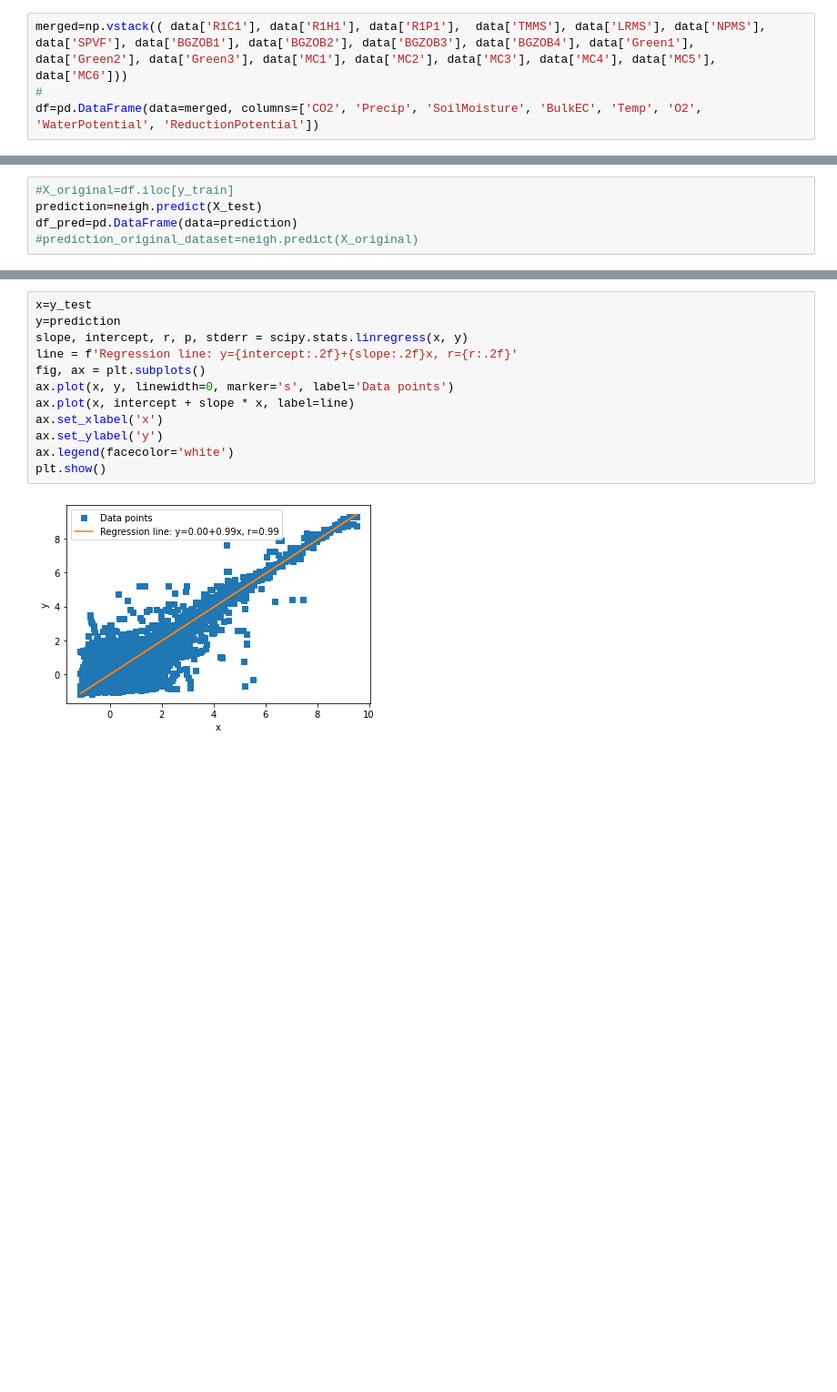
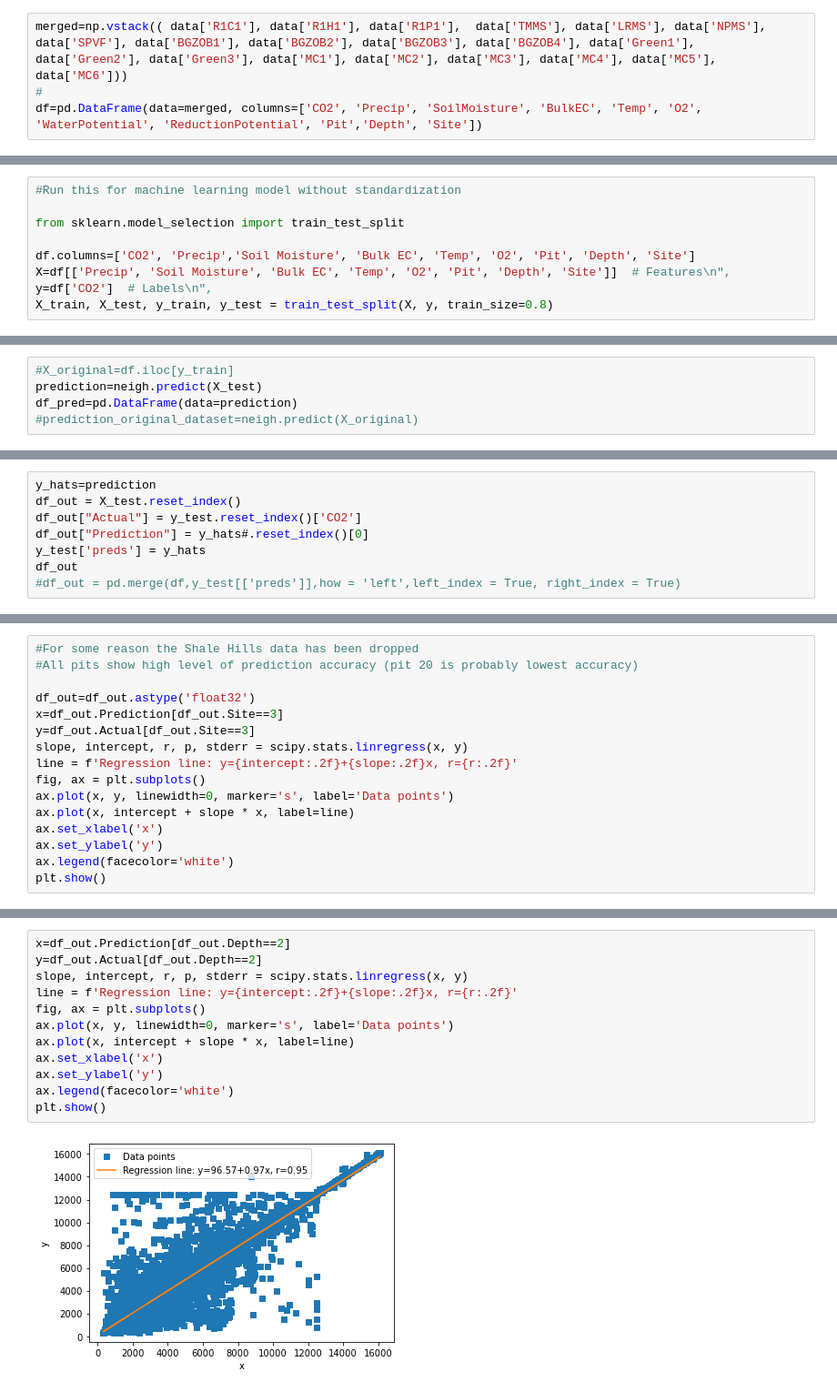
Before and after one commit to mberghouse/CO2-Data, a Jupyter notebook: python_processing/eda/MergeProcessedData.ipynb, the cells around one changed output, grey strips where cells are left out. Shown at 91% size. Saved outputs shown, nothing was run; the diff lists cells and outputs as text; blank space fills up the shorter version.

Commit message:
Added depth and pit
Added depth and pit to the PCA and nearest neighbors model. Removed outliers from PCA plot.

```diff
--- a/python_processing/eda/MergeProcessedData.ipynb
+++ b/python_processing/eda/MergeProcessedData.ipynb
@@ -983,7 +1092,7 @@ for site in all_pits.keys():
 # %%
 merged=np.vstack(( data['R1C1'], data['R1H1'], data['R1P1'],  data['TMMS'], data['LRMS'], data['NPMS'], data['SPVF'], data['BGZOB1'], data['BGZOB2'], data['BGZOB3'], data['BGZOB4'], data['Green1'], data['Green2'], data['Green3'], data['MC1'], data['MC2'], data['MC3'], data['MC4'], data['MC5'], data['MC6']))
 #
-df=pd.DataFrame(data=merged, columns=['CO2', 'Precip', 'SoilMoisture', 'BulkEC', 'Temp', 'O2', 'WaterPotential', 'ReductionPotential'])
+df=pd.DataFrame(data=merged, columns=['CO2', 'Precip', 'SoilMoisture', 'BulkEC', 'Temp', 'O2', 'WaterPotential', 'ReductionPotential', 'Pit','Depth', 'Site'])
 # %%
 df.dropna(subset=['CO2'], inplace=True)
 df
@@ -1093,3 +1258,12 @@ cluster.biplot(cscore=pca_scores, loadings=loadings, labels=df.columns.values,
+# %%
+#Run this for machine learning model without standardization
+
+from sklearn.model_selection import train_test_split
+
+df.columns=['CO2', 'Precip','Soil Moisture', 'Bulk EC', 'Temp', 'O2', 'Pit', 'Depth', 'Site']
+X=df[['Precip', 'Soil Moisture', 'Bulk EC', 'Temp', 'O2', 'Pit', 'Depth', 'Site']]  # Features\n",
+y=df['CO2']  # Labels\n",
+X_train, X_test, y_train, y_test = train_test_split(X, y, train_size=0.8)
 # %%
 from sklearn.neighbors import KNeighborsRegressor
 from sklearn import metrics
@@ -1158,0 +1359,8 @@ print (result.pvalue)
+# %%
+y_hats=prediction
+df_out = X_test.reset_index()
+df_out["Actual"] = y_test.reset_index()['CO2']
+df_out["Prediction"] = y_hats#.reset_index()[0]
+y_test['preds'] = y_hats
+df_out
+#df_out = pd.merge(df,y_test[['preds']],how = 'left',left_index = True, right_index = True)
@@ -1158,0 +1381,16 @@ print (result.pvalue)
+# %%
+#For some reason the Shale Hills data has been dropped
+#All pits show high level of prediction accuracy (pit 20 is probably lowest accuracy)
+
+df_out=df_out.astype('float32')
+x=df_out.Prediction[df_out.Site==3]
+y=df_out.Actual[df_out.Site==3]
+slope, intercept, r, p, stderr = scipy.stats.linregress(x, y)
+line = f'Regression line: y={intercept:.2f}+{slope:.2f}x, r={r:.2f}'
+fig, ax = plt.subplots()
+ax.plot(x, y, linewidth=0, marker='s', label='Data points')
+ax.plot(x, intercept + slope * x, label=line)
+ax.set_xlabel('x')
+ax.set_ylabel('y')
+ax.legend(facecolor='white')
+plt.show()
@@ -1159,14 +1416,14 @@ print (result.pvalue)
 # %%
-x=y_test
-y=prediction
+x=df_out.Prediction[df_out.Depth==2]
+y=df_out.Actual[df_out.Depth==2]
 slope, intercept, r, p, stderr = scipy.stats.linregress(x, y)
 line = f'Regression line: y={intercept:.2f}+{slope:.2f}x, r={r:.2f}'
 fig, ax = plt.subplots()
 ax.plot(x, y, linewidth=0, marker='s', label='Data points')
 ax.plot(x, intercept + slope * x, label=line)
 ax.set_xlabel('x')
 ax.set_ylabel('y')
 ax.legend(facecolor='white')
 plt.show()
 # %% [output]
-[figure, old version]
+[figure, new version]
```
Also changed, not shown: parts of 38 cells of this notebook, 3 other files.
